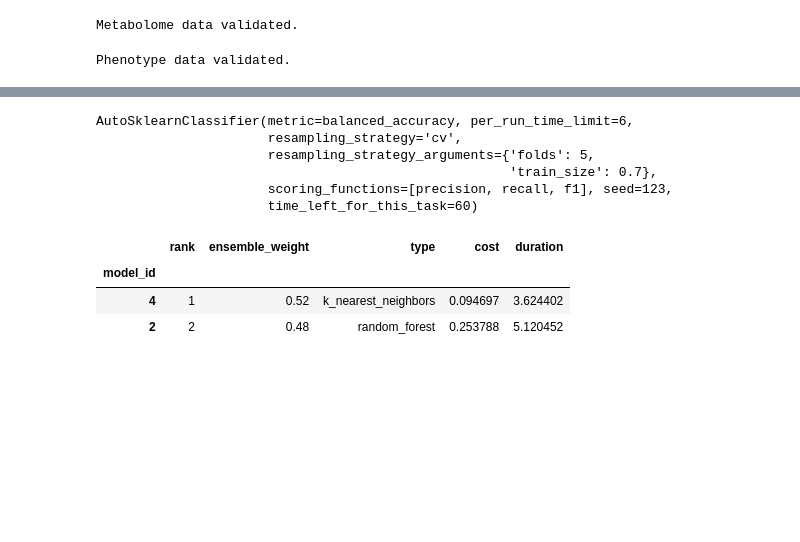
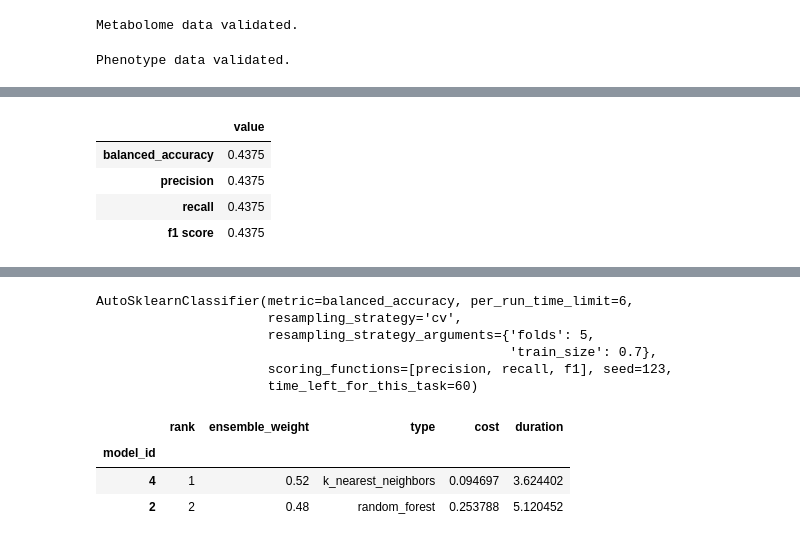
Before and after one commit to BleekerLab/PhenoFeatureFinder, a Jupyter notebook: docs/example.ipynb, the cells around one changed output, grey strips where cells are left out. Saved outputs shown, nothing was run; the diff lists cells and outputs as text; code cells hidden in the pictures; blank space fills up the shorter version.

```diff
--- a/docs/example.ipynb
+++ b/docs/example.ipynb
@@ -91,3 +127,12 @@ Average accuracy score of the default model is: 0.871 %
+# %%
+res = compute_metrics_classification(y_predictions=y_predicted, y_trues=y_trues, positive_class="resistant")
+res
+# %% [output]
+|  | value |
+| balanced_accuracy | 0.4375 |
+| precision | 0.4375 |
+| recall | 0.4375 |
+| f1 score | 0.4375 |
 # %%
 fs.search_best_model(time_left_for_this_task=60)
 # %% [output]
```
Also changed, not shown: parts of 9 cells of this notebook, 6 other files.
